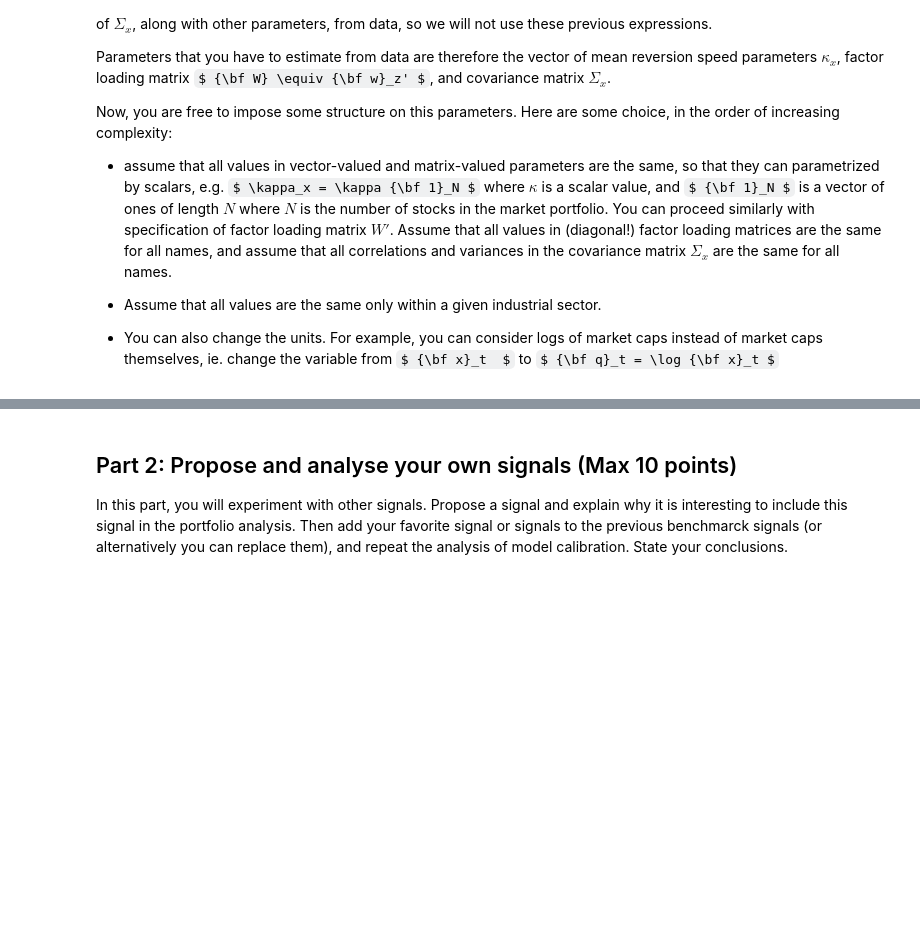
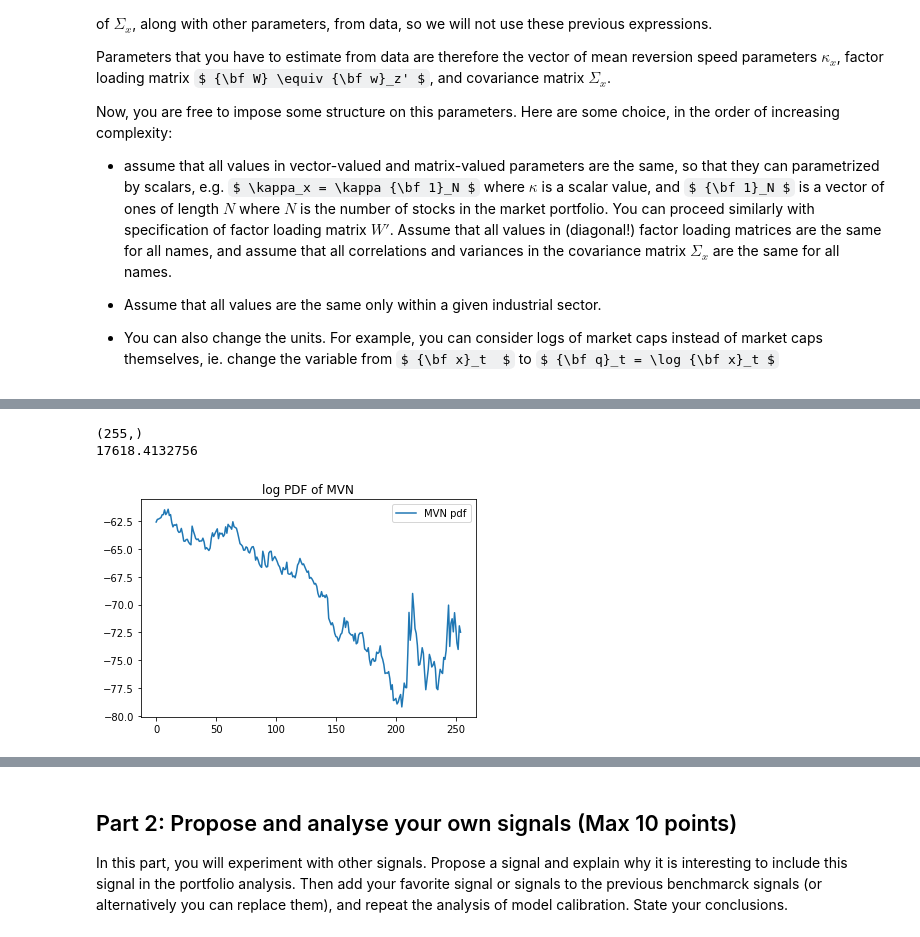
Before and after one commit to dennislamcv1/NYUML, a Jupyter notebook: Reinforcement Learning in Finance/IRL_market_model_DJI_calibration_Coursera.ipynb, the cells around one changed output, grey strips where cells are left out. Cells and saved outputs as stored; diff of their text form; code cells hidden in the pictures; some formulas as TeX source; blank space fills up the shorter version.

```diff
--- a/Reinforcement Learning in Finance/IRL_market_model_DJI_calibration_Coursera.ipynb
+++ b/Reinforcement Learning in Finance/IRL_market_model_DJI_calibration_Coursera.ipynb
@@ -217,0 +311,24 @@ Now, you are free to impose some structure on this parameters. Here are some cho
+# %%
+from scipy.stats import multivariate_normal
+
+def MVN_diag(x,sig_dia):
+# N is the number of stocks
+# x has the shape:[time x no. of stocks]
+
+      N = x.shape[1]
+      Iden = np.identity(N)  #all the sigmas are the same, covariances are zero
+      I_cov = np.array(sig_dia*Iden)
+      #x = x.reshape(-1,N)
+      mvn = multivariate_normal.logpdf(x, cov=I_cov)
+      return mvn
+
+def MLE_diag(x,sig_dia):
+# N is the number of stocks
+# x has the shape:[time x no. of stocks]
+
+      N = x.shape[1]
+      Iden = np.identity(N)  #all the sigmas are the same, covariances are zero
+      I_cov = np.array(sig_dia*Iden)
+      #x = x.reshape(-1,N)
+      mvn = multivariate_normal.logpdf(x, cov=I_cov)
+      return -mvn.sum()
@@ -217,0 +358,19 @@ Now, you are free to impose some structure on this parameters. Here are some cho
+# %%
+nsteps = xt.shape[0]
+ppt = range(0,nsteps,1)
+
+estimated_sig = 1
+
+mvn = MVN_diag(xn,estimated_sig)
+print(mvn.shape)
+
+print(MLE_diag(xn,estimated_sig))
+
+plt.plot(ppt,mvn,label = 'MVN pdf')
+plt.title('log PDF of MVN')
+plt.legend(loc='best')
+plt.show()
+# %% [output]
+(255,)
+17618.4132756
+[figure, added]
```
Also changed, not shown: parts of 43 cells of this notebook, 4 other files.
